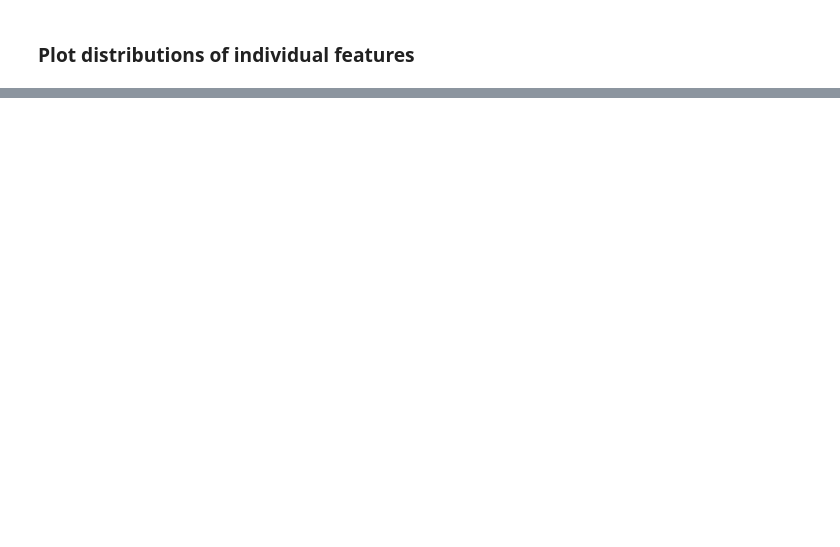
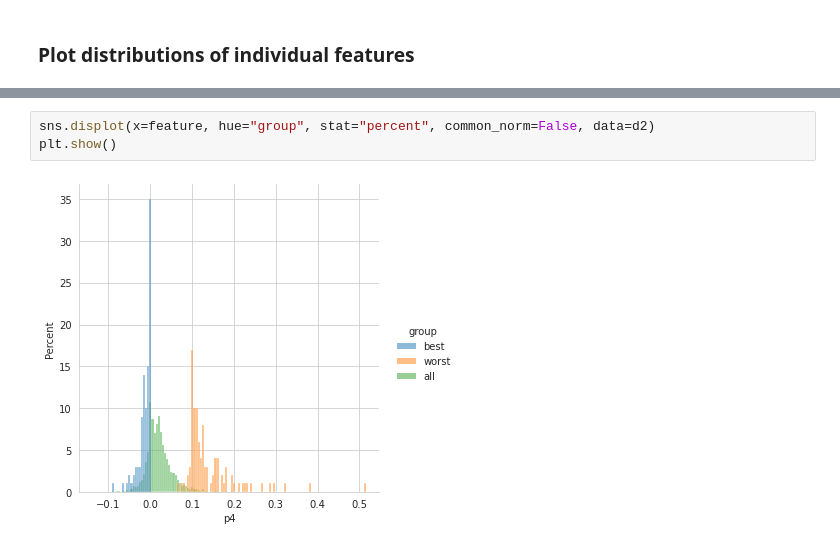
Before and after one commit to learn-investments/mgmt767, a Jupyter notebook: notebooks/05_moving_averages.ipynb, the cells around one changed output, grey strips where cells are left out. Drawn from its saved outputs; the diff is of its cells as text; blank space fills up the shorter version.

```diff
--- a/notebooks/05_moving_averages.ipynb
+++ b/notebooks/05_moving_averages.ipynb
@@ -326,0 +324,5 @@ sns.boxplot(data=d2, x="group", y=var)
+# %%
+sns.displot(x=feature, hue="group", stat="percent", common_norm=False, data=d2)
+plt.show()
+# %% [output]
+[figure, added]
```
Also changed, not shown: parts of 7 cells of this notebook.
